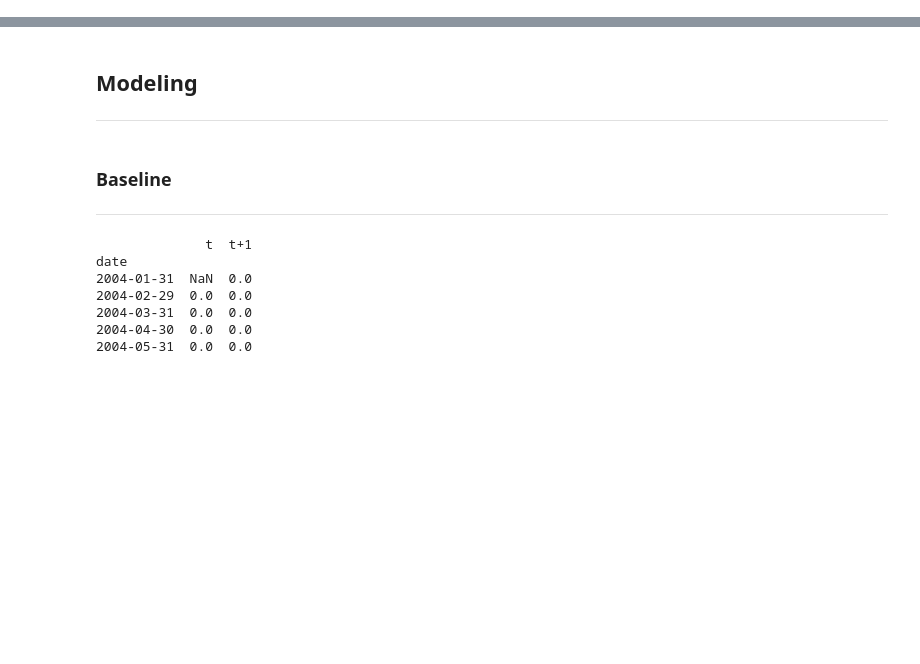
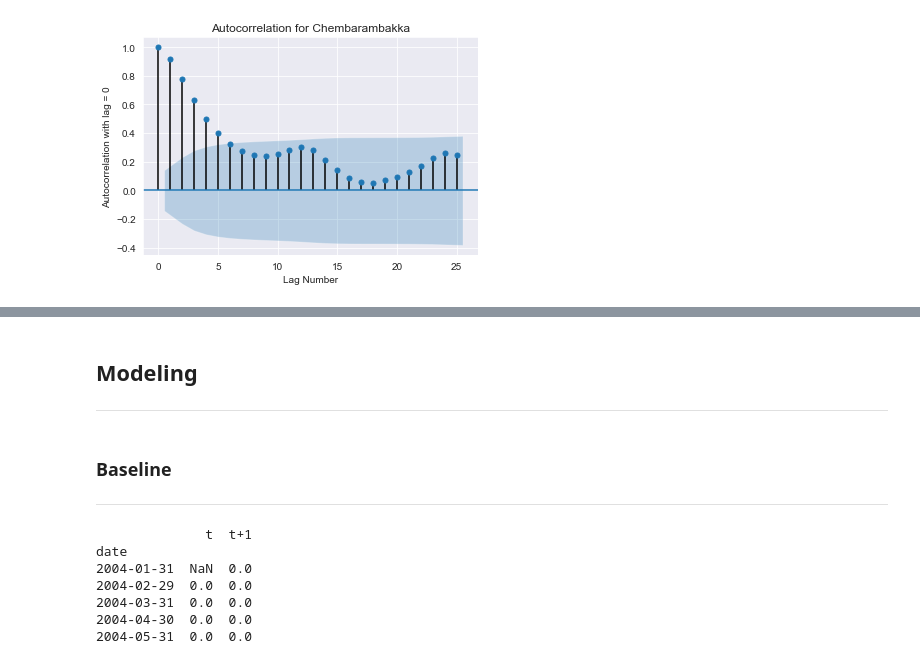
Before and after one commit to abrahamlewis4867/GA-Capstone-Project, a Jupyter notebook: code/Arima.ipynb, the cells around one changed output, grey strips where cells are left out. Saved outputs shown, nothing was run; the diff lists cells and outputs as text; code cells hidden in the pictures; blank space fills up the shorter version.

```diff
--- a/code/Arima.ipynb
+++ b/code/Arima.ipynb
@@ -33,0 +45,7 @@ df = df.resample("M").mean()
+# %%
+plot_acf(df['chembarambakkam_water'], lags =25)
+plt.xlabel("Lag Number")
+plt.ylabel("Autocorrelation with lag = 0")
+plt.title("Autocorrelation for Chembarambakka");
+# %% [output]
+[figure, added]
```
Also changed, not shown: parts of 59 cells of this notebook, 1 other file.
